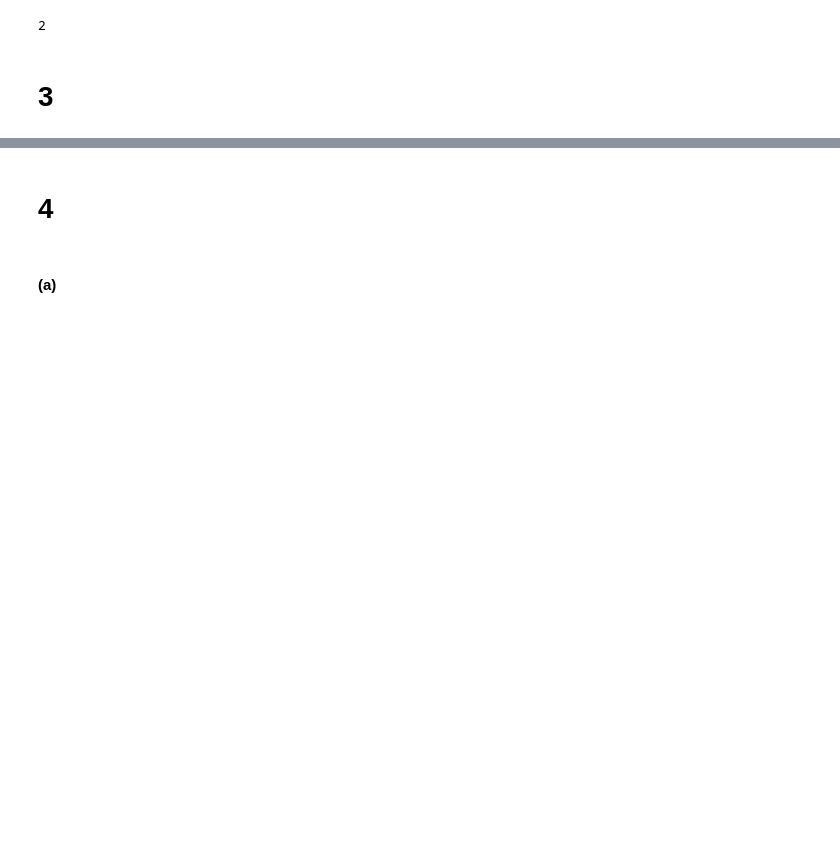
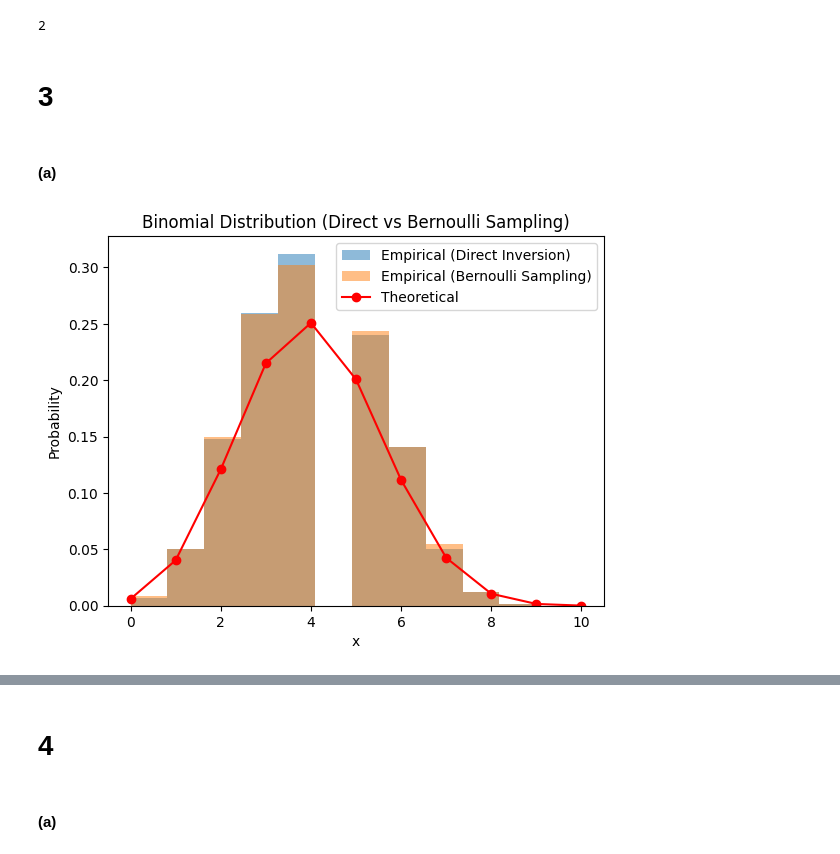
Before and after one commit to random-logic/sta141b-hw, a Jupyter notebook: HW1.ipynb, the cells around one changed output, grey strips where cells are left out. Drawn from its saved outputs; the diff is of its cells as text; code cells hidden in the pictures; blank space fills up the shorter version.

```diff
--- a/HW1.ipynb
+++ b/HW1.ipynb
@@ -135,0 +127,47 @@ import matplotlib.pyplot as plt
+# %% [markdown]
+#### (a)
+# %%
+import numpy as np
+import matplotlib.pyplot as plt
+from scipy.stats import binom
+
+n, p = 10, 0.4
+sample_size = 10000
+
+# (i)
+def inversion_method_binomial(n, p, size):
+    u = np.random.uniform(0, 1, size)
+    samples = []
+    for prob in u:
+        cumulative_prob = 0
+        for k in range(n + 1):
+            cumulative_prob += binom.pmf(k, n, p)
+            if prob <= cumulative_prob:
+                samples.append(k)
+                break
+    return np.array(samples)
+
+samples_direct = inversion_method_binomial(n, p, sample_size)
+
+# (ii)
+def bernoulli_to_binomial(n, p, size):
+    samples = []
+    for _ in range(size):
+        bernoulli_trials = np.random.uniform(0, 1, n) < p
+        samples.append(np.sum(bernoulli_trials))
+    return np.array(samples)
+
+samples_bernoulli = bernoulli_to_binomial(n, p, sample_size)
+
+# (iii)
+x = np.arange(n + 1)
+plt.hist(samples_direct, bins=n+1, density=True, alpha=0.5, label="Empirical (Direct Inversion)")
+plt.hist(samples_bernoulli, bins=n+1, density=True, alpha=0.5, label="Empirical (Bernoulli Sampling)")
+plt.plot(x, binom.pmf(x, n, p), 'ro-', label="Theoretical")
+plt.title("Binomial Distribution (Direct vs Bernoulli Sampling)")
+plt.xlabel("x")
+plt.ylabel("Probability")
+plt.legend()
+plt.show()
+# %% [output]
+[figure, added]
```
Also changed, not shown: parts of 3 cells of this notebook.
